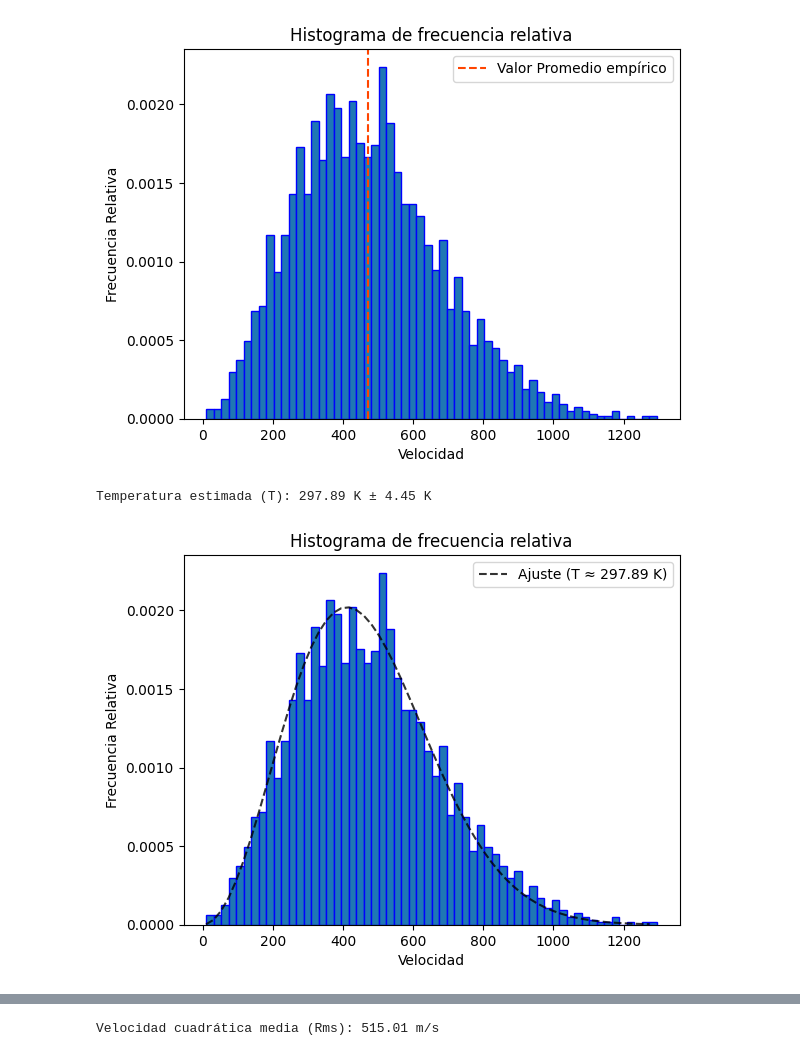
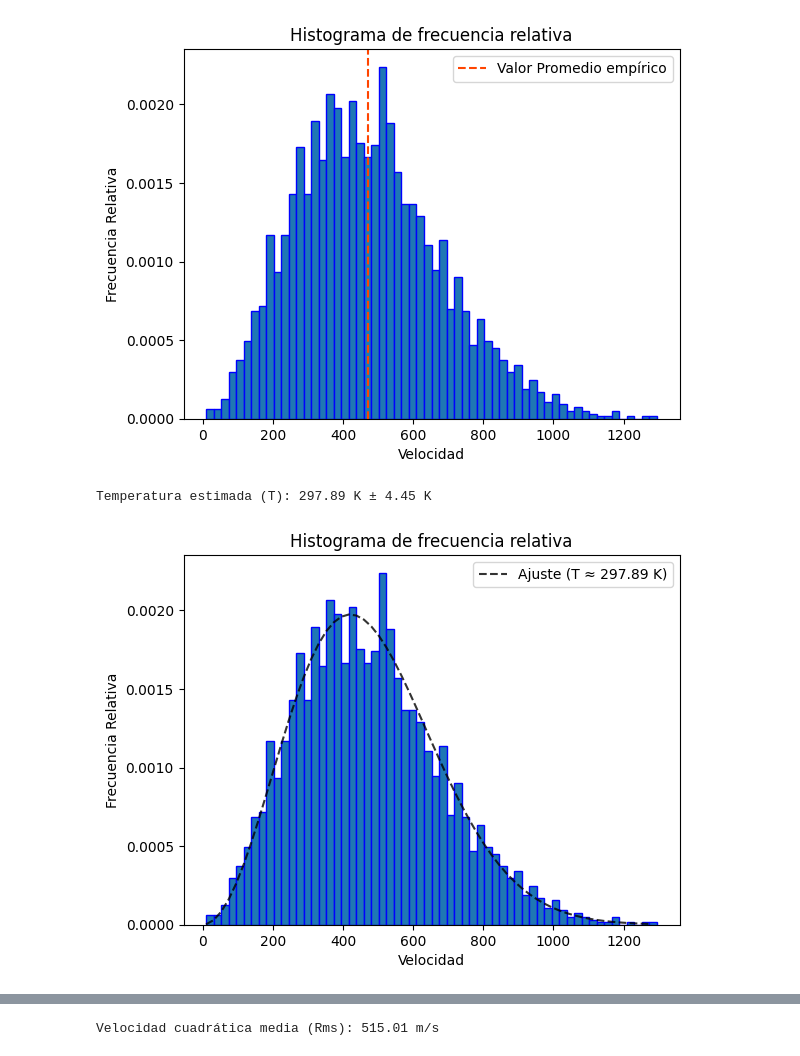
Before and after one commit to PabloCavanzo/MetodosI_AntonioMorillo_PabloCavanzo, a Jupyter notebook: Parcial 3/9.7.9.ipynb, the cells around one changed output, grey strips where cells are left out. Cells and saved outputs as stored; diff of their text form; code cells hidden in the pictures.

```diff
--- a/Parcial 3/9.7.9.ipynb
+++ b/Parcial 3/9.7.9.ipynb
@@ -78,20 +81,21 @@ def neg_Log_likelihood(T, v):
 # %%
 # E) Ajuste de los datos:
 result = opt.minimize(neg_Log_likelihood, 300, args=(velocidades,))
 T_fit = result.x[0]
+resultados = result.x
 error_T = np.sqrt(np.diag(result.hess_inv))[0]
 print(f"Temperatura estimada (T): {T_fit:.2f} K ± {error_T:.2f} K")
 
 plt.bar(bins[:-1], freq, width=np.diff(bins), edgecolor='b', align='edge')
 plt.xlabel('Velocidad')
 plt.ylabel('Frecuencia Relativa')
 plt.title('Histograma de frecuencia relativa')
 plt.plot(bins[:-1], Fn(bins[:-1], *resultados), color='k', alpha=0.8, linestyle='--', label=f'Ajuste (T ≈ {T_fit:.2f} K)')
 plt.legend()
 plt.show()
 # %% [output]
 Temperatura estimada (T): 297.89 K ± 4.45 K
-[figure, old version]
+[figure, new version]
 # %%
 # F)
 vp = np.sqrt(2*Kb*T_fit/M)
```
Also changed, not shown: parts of 6 cells of this notebook.
